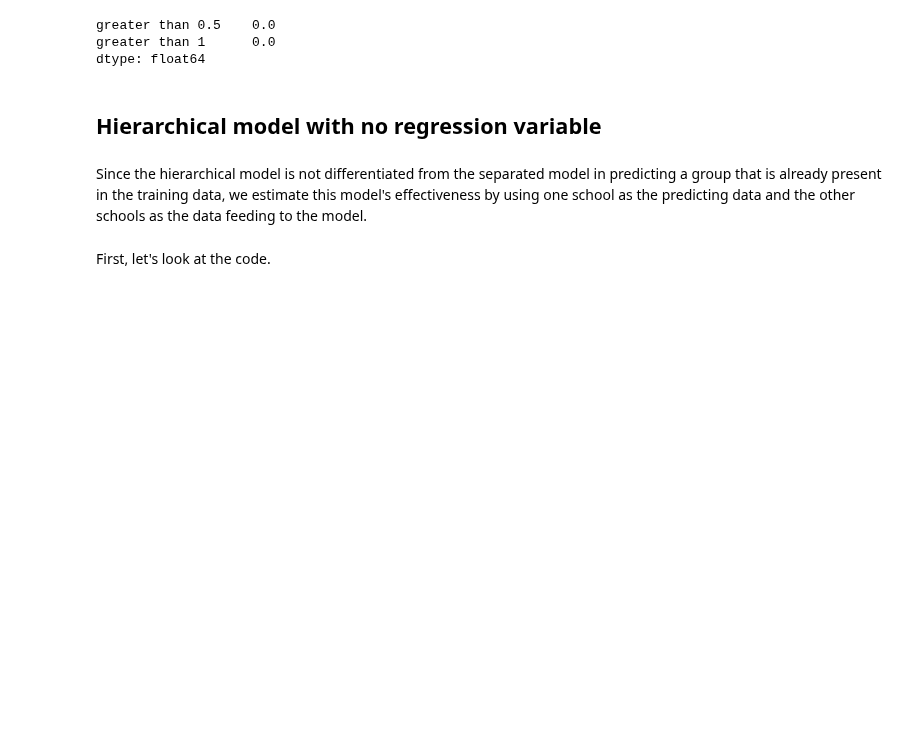
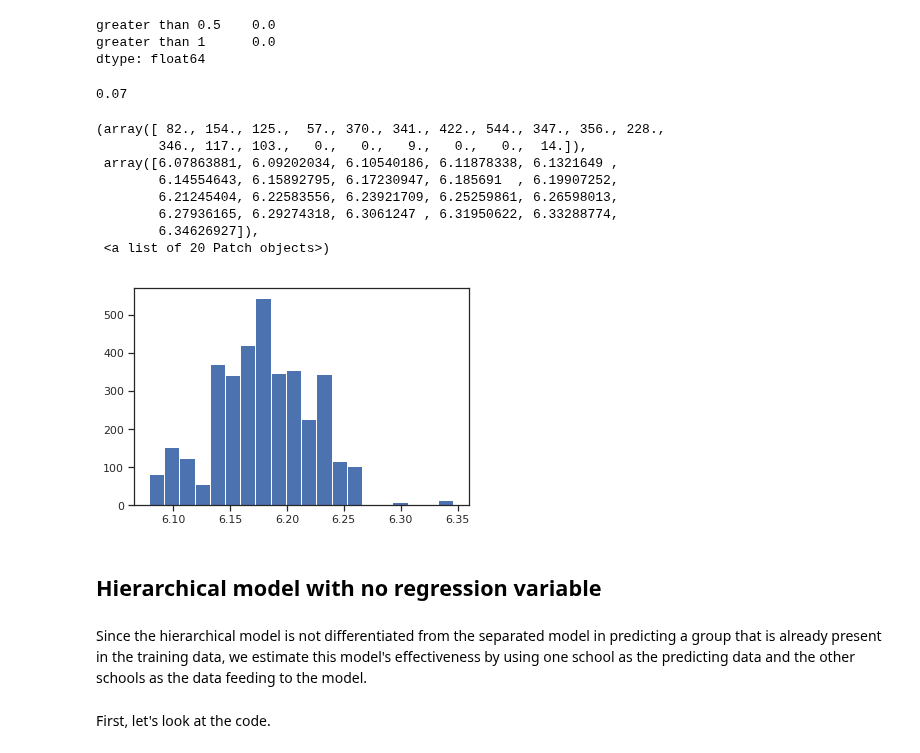
Before and after one commit to cthai721/bda-project, a Jupyter notebook: Effects on Learning of teaching experience.ipynb, the cells around one changed output. Drawn from its saved outputs; the diff is of its cells as text; code cells hidden in the pictures; blank space fills up the shorter version.

```diff
--- a/Effects on Learning of teaching experience.ipynb
+++ b/Effects on Learning of teaching experience.ipynb
@@ -717,6 +714,25 @@ psisloo.print_summary()
 greater than 0.5    0.0
 greater than 1      0.0
 dtype: float64
+# %%
+y_pred = []
+for i in range(len(Y_test)):
+    schoolindx = X_test.school[i] - 1
+    y_pred.append(b[schoolindx] + m[schoolindx]*X_test.year_teaching[i])
+print(round(MAE(Y_test, y_pred),3))
+round(MSE(Y_test, y_pred),3)
+plt.hist(y_pred, bins = 20)
+# %% [output]
+0.07
+(array([ 82., 154., 125.,  57., 370., 341., 422., 544., 347., 356., 228.,
+        346., 117., 103.,   0.,   0.,   9.,   0.,   0.,  14.]),
+ array([6.07863881, 6.09202034, 6.10540186, 6.11878338, 6.1321649 ,
+        6.14554643, 6.15892795, 6.17230947, 6.185691  , 6.19907252,
+        6.21245404, 6.22583556, 6.23921709, 6.25259861, 6.26598013,
+        6.27936165, 6.29274318, 6.3061247 , 6.31950622, 6.33288774,
+        6.34626927]),
+ <a list of 20 Patch objects>)
+[figure, added]
 # %% [markdown]
 ## Hierarchical model with no regression variable
 # %% [markdown]
```
Also changed, not shown: parts of 32 cells of this notebook, 13 other files.
